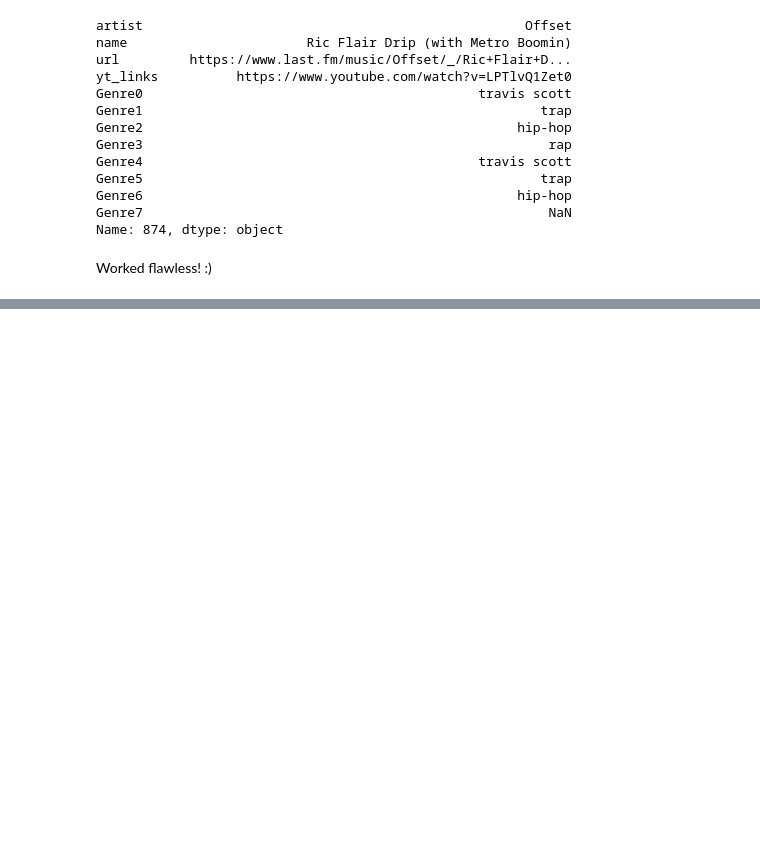
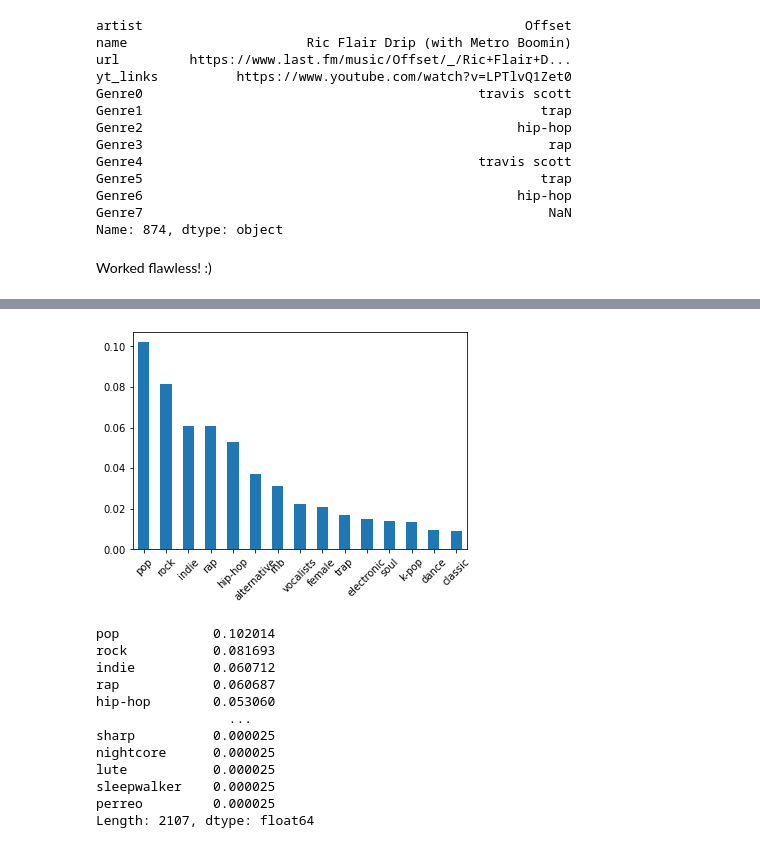
Before and after one commit to naviak/lastfm_nn, a Jupyter notebook: cleaning_db.ipynb, the cells around one changed output, grey strips where cells are left out. Cells and saved outputs as stored; diff of their text form; code cells hidden in the pictures; blank space fills up the shorter version.

```diff
--- a/cleaning_db.ipynb
+++ b/cleaning_db.ipynb
@@ -68,0 +124,14 @@ Worked flawless! :)
+# %%
+genrs = list()
+for song in genres_arr:
+    a = list()
+    for genre in song:
+        if genre == genre:
+            if genre != 'hip hop':
+                a.extend(genre.split(' '))
+    genrs.append(np.array(a, dtype=object))
+genrs = np.array(genrs, dtype=object)
+# %%
+df_splitted = pd.DataFrame(genrs.tolist())
+df_splitted.rename(columns={key:f'Genre{key}' for key in range(31)}, inplace=True)
+df_splitted
@@ -68,0 +152,17 @@ Worked flawless! :)
+# %%
+prob_df = plot_probs(df_splitted.values.flatten(), number_bins=15)
+prob_df
+# %% [output]
+[figure, added]
+pop            0.102014
+rock           0.081693
+indie          0.060712
+rap            0.060687
+hip-hop        0.053060
+                 ...
+sharp          0.000025
+nightcore      0.000025
+lute           0.000025
+sleepwalker    0.000025
+perreo         0.000025
+Length: 2107, dtype: float64
```
Also changed, not shown: parts of 13 cells of this notebook, 1 other file.
